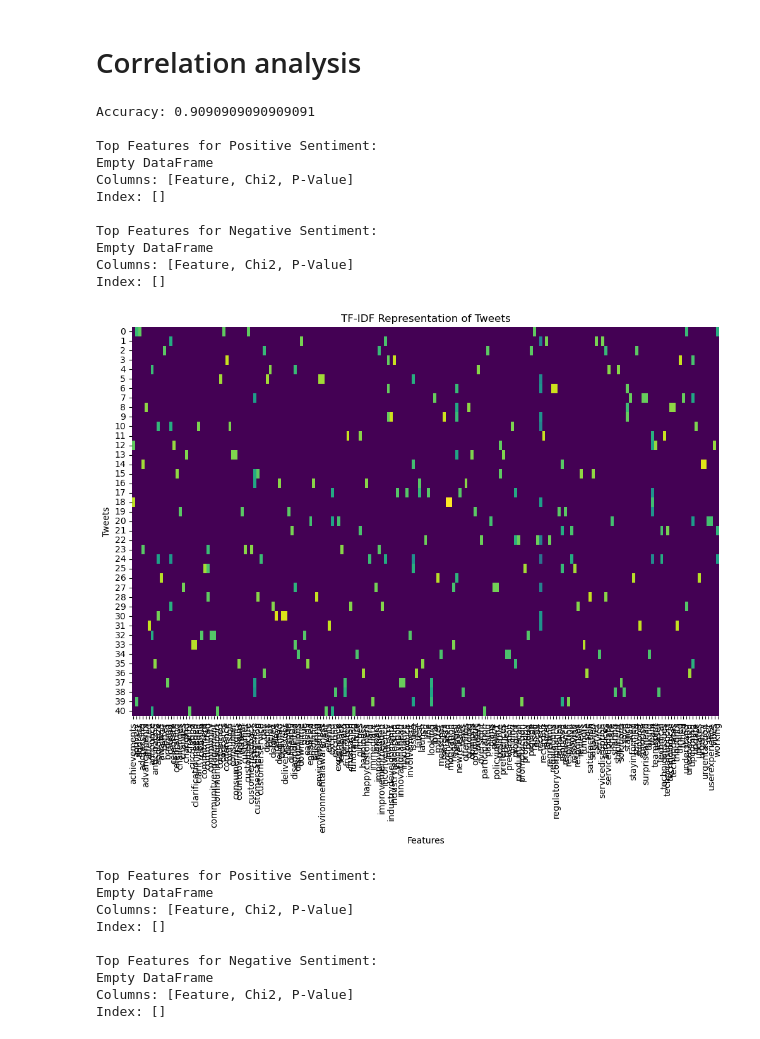
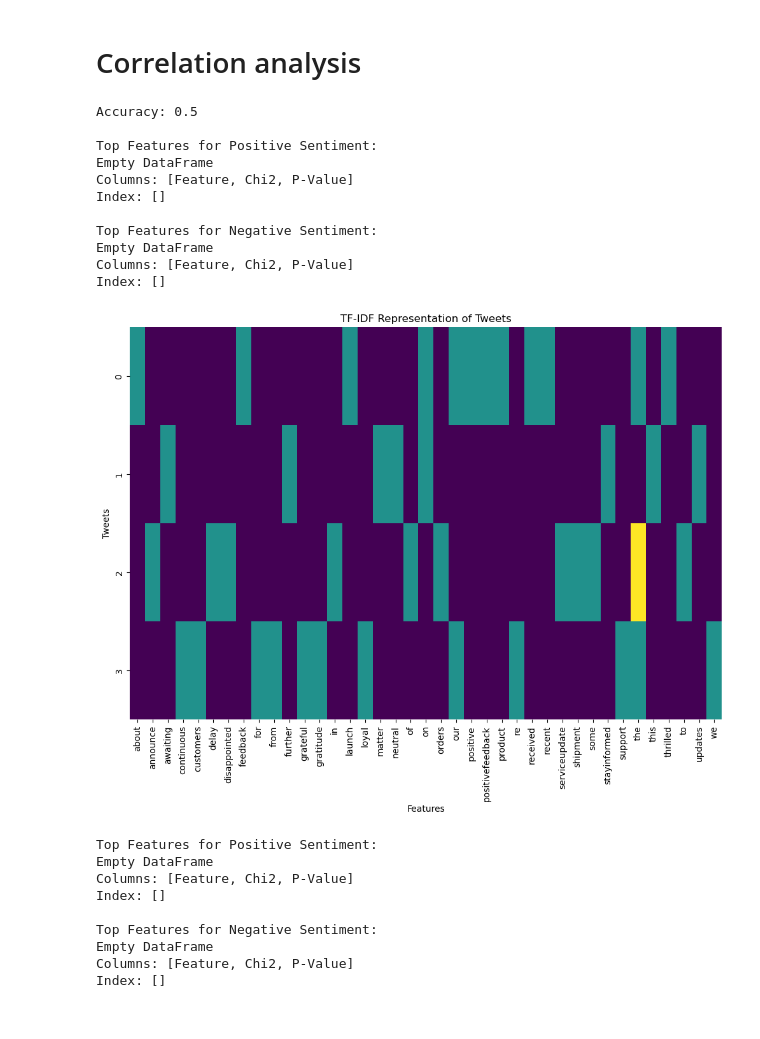
Before and after one commit to Rajeshpmuthu/NLP_Twitter_Project, a Jupyter notebook: NLP_Deeplearning.ipynb, the cells around one changed output. Cells and saved outputs as stored; diff of their text form; code cells hidden in the pictures.

```diff
--- a/NLP_Deeplearning.ipynb
+++ b/NLP_Deeplearning.ipynb
@@ -355,22 +359,0 @@ plot_sentiment_over_time(messages)
-# %%
-# Sentiment analysis over time, broken down by hour across all days
-
-df['Timestamp'] = pd.to_datetime(df['Timestamp'])  # Convert to datetime for proper time handling
-
-# Function to plot sentiment over time
-def plot_sentiment_over_time(df):
-    # Convert Timestamp to hours
-    df['Hour'] = df['Timestamp'].dt.hour
-    sentiment_counts = df.groupby(['Hour', 'Sentiment']).size().unstack(fill_value=0)
-
-    # Plot
-    sentiment_counts.plot(kind='area', stacked=True, figsize=(10, 6))
-
-    plt.title('Sentiment Over Time in Hours')
-    plt.xlabel('Hour of the Day')
-    plt.ylabel('Count')
-    plt.legend(title='Sentiment')
-    plt.show()
-
-# Example usage
-plot_sentiment_over_time(df)
@@ -391,9 +403,14 @@ from sklearn.feature_selection import chi2
 train_df, test_df = train_test_split(df, test_size=0.2, random_state=42)
 
 # TF-IDF Vectorization
-vectorizer = TfidfVectorizer(max_features=5000, stop_words='english')
-X_train = vectorizer.fit_transform(train_df['Tweet Text'])
-X_test = vectorizer.transform(test_df['Tweet Text'])
+#vectorizer = TfidfVectorizer(max_features=5000, stop_words='english')
+#X_train = vectorizer.fit_transform(train_df['Tweet Text'])
+# X_test = vectorizer.transform(test_df['Tweet Text'])
+
+
+vectorizer = CountVectorizer()
+X_train = vectorizer.fit_transform(train_data['Tweet Text'])
+X_test = vectorizer.transform(test_data['Tweet Text'])
 
 # Naive Bayes classifier
 classifier = MultinomialNB()
@@ -414,35 +431,35 @@ chi2_stat, p_values = chi2(X_train, train_df['Sentiment'])
 chi2_results = pd.DataFrame({'Feature': feature_names, 'Chi2': chi2_stat, 'P-Value': p_values})
 
 # Display the top correlated features for each sentiment
 top_features_positive = chi2_results[chi2_results['P-Value'] < 0.05].nlargest(5, 'Chi2')
 top_features_negative = chi2_results[chi2_results['P-Value'] < 0.05].nsmallest(5, 'Chi2')
 
 print("\nTop Features for Positive Sentiment:")
 print(top_features_positive)
 
 print("\nTop Features for Negative Sentiment:")
 print(top_features_negative)
 
 # Visualize correlation matrices using seaborn
 plt.figure(figsize=(12, 8))
 sns.heatmap(X_train.todense(), cmap='viridis', xticklabels=feature_names, cbar=False)
 plt.title('TF-IDF Representation of Tweets')
 plt.xlabel('Features')
 plt.ylabel('Tweets')
 plt.show()
 # %% [output]
-Accuracy: 0.9090909090909091
+Accuracy: 0.5
 
 Top Features for Positive Sentiment:
 Empty DataFrame
 Columns: [Feature, Chi2, P-Value]
 Index: []
 
 Top Features for Negative Sentiment:
 Empty DataFrame
 Columns: [Feature, Chi2, P-Value]
 Index: []
-[figure, old version]
+[figure, new version]
 # %%
 df = messages.copy()
 
```
Also changed, not shown: parts of 26 cells of this notebook.
